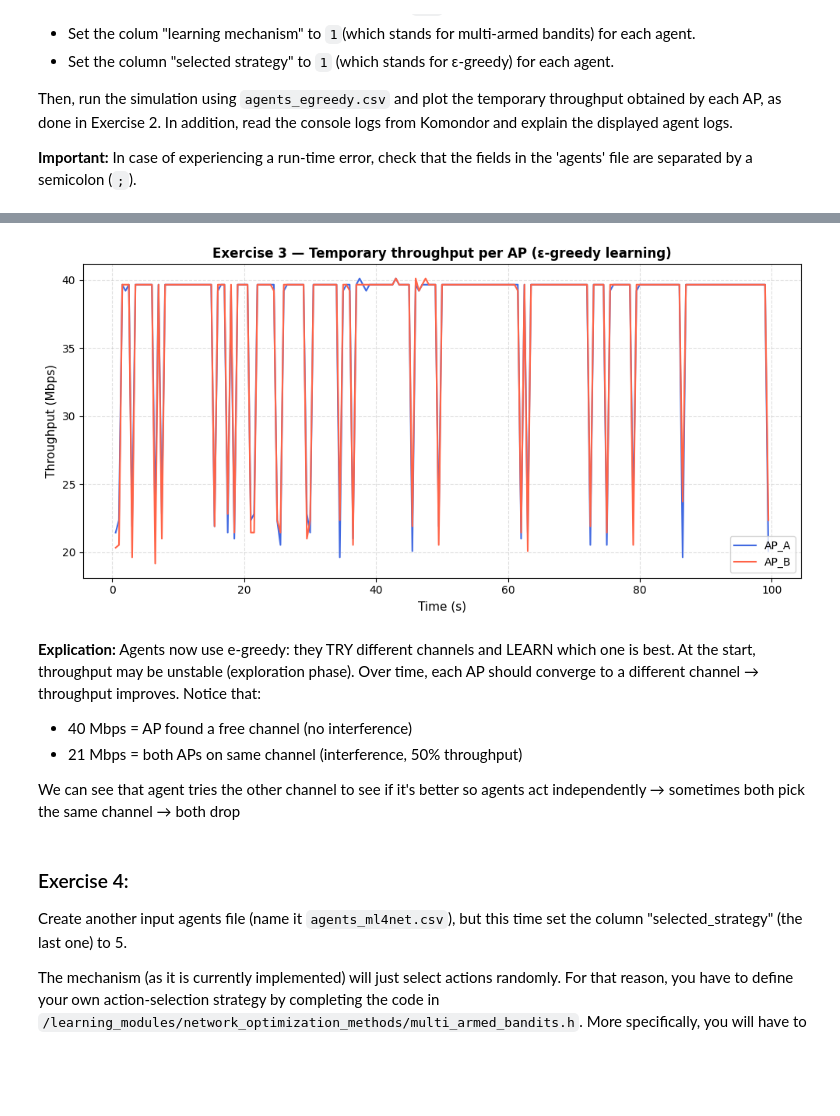
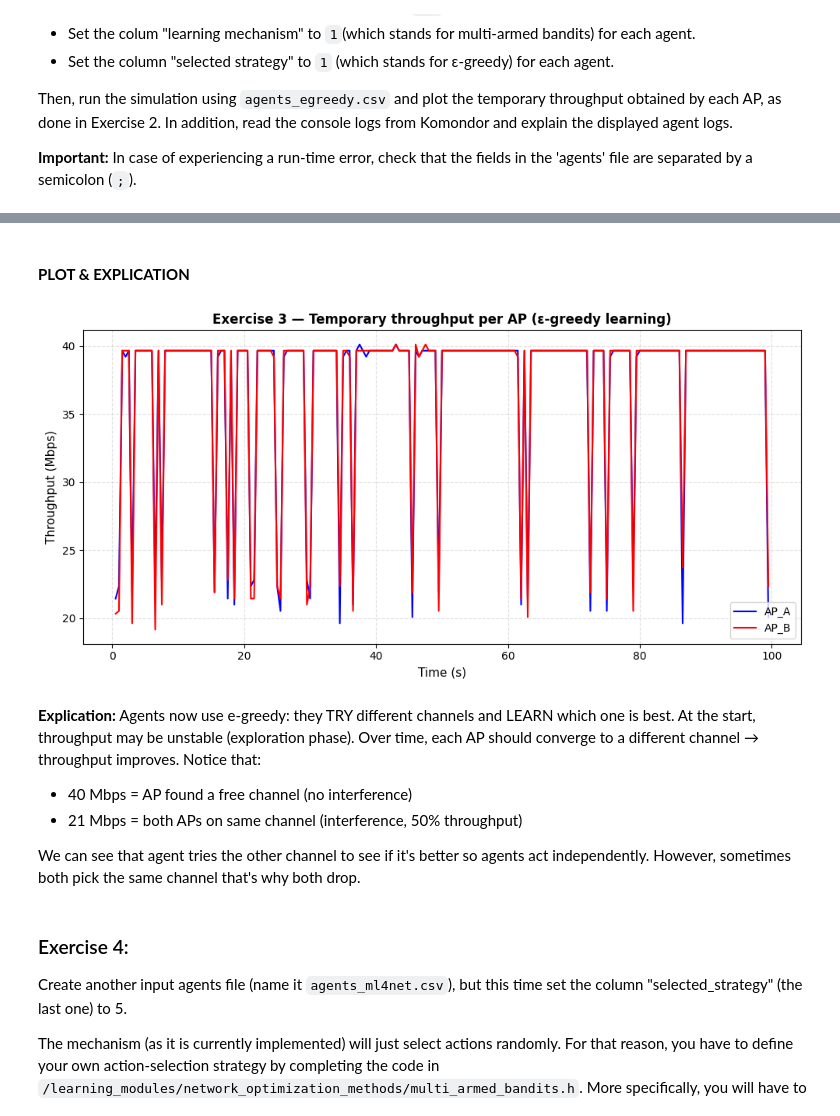
Before and after one commit to alexrogermoya/AAX_Projects, a Jupyter notebook: AAX_Labs/AAX_Lab1/AAX_Lab1.ipynb, the cells around one changed output, grey strips where cells are left out. Cells and saved outputs as stored; diff of their text form; code cells hidden in the pictures; blank space fills up the shorter version.

```diff
--- a/AAX_Labs/AAX_Lab1/AAX_Lab1.ipynb
+++ b/AAX_Labs/AAX_Lab1/AAX_Lab1.ipynb
@@ -363,0 +340,6 @@ Then, run the simulation using `agents_egreedy.csv` and plot the temporary throu
+# %%
+#CREATE agents_egreedy.csv ──────────────────────────────────────
+with open(f'{mypath}/input/agents_egreedy.csv', 'w') as f:
+    f.write("Wlan code;centralized;time between requests (seconds);actions channels;actions cca (dBm);actions tx power (dBm);max_bw;reward;learning mechanism;selected_strategy\n")
+    f.write("A;0;0.5;0,1;-82;15;1;2;1;1\n")
+    f.write("B;0;0.5;0,1;-82;15;1;2;1;1\n")
@@ -364,44 +382,35 @@ Then, run the simulation using `agents_egreedy.csv` and plot the temporary throu
+# %% [markdown]
+#### **PLOT & EXPLICATION**
 # %%
 # Agent should learn so increasing performance
-def parse_agent_log(filepath):
-    #extract time and throughput from Komondor agent log file
-    times, throughputs = [], []
-    with open(filepath, 'r') as f:
-        for line in f:
-            match = re.search(r'^([\d.]+);.*Average throughput = ([\d.]+) Mbps', line)
-            if match:
-                times.append(float(match.group(1)))
-                throughputs.append(float(match.group(2)))
-    return times, throughputs
-
-# Agent log files will be named with the new simulation code AAX-LAB1-EGREEDY
+#NOTICE THAT: No need to redefine finction "def parse_agent_log(filepath)" as we will rewrite the outputs files used before
 times_A, thr_A = parse_agent_log(f'{mypath}/output/logs_output_AAX-LAB1-AGENTS_A0_A.txt')
 times_B, thr_B = parse_agent_log(f'{mypath}/output/logs_output_AAX-LAB1-AGENTS_A1_B.txt')
 
 # PLOT ──────────────────────────────────────────────────────────────────
 fig, ax = plt.subplots(figsize=(10, 5))
 
-ax.plot(times_A, thr_A, color='royalblue', linewidth=1.5, label='AP_A')
-ax.plot(times_B, thr_B, color='tomato',    linewidth=1.5, label='AP_B')
+ax.plot(times_A, thr_A, color='blue', linewidth=1.5, label='AP_A')
+ax.plot(times_B, thr_B, color='red',    linewidth=1.5, label='AP_B')
 
 ax.set_xlabel('Time (s)', fontsize=11)
 ax.set_ylabel('Throughput (Mbps)', fontsize=11)
 ax.set_title('Exercise 3 — Temporary throughput per AP (ε-greedy learning)',
              fontsize=12, fontweight='bold')
 ax.legend(fontsize=10)
 ax.grid(True, linestyle='--', alpha=0.4)
 plt.tight_layout()
 plt.savefig(f'{mypath}/output/exercise3_throughput.png', dpi=150)
 plt.show()
 # %% [output]
-[figure, old version]
+[figure, new version]
 # %% [markdown]
 **Explication:** Agents now use e-greedy: they TRY different channels and LEARN which one is best. At the start, throughput may be unstable (exploration phase). Over time, each AP should converge to a different channel → throughput improves.
 Notice that:
   - 40 Mbps = AP found a free channel (no interference)
   - 21 Mbps = both APs on same channel (interference, 50% throughput)
 
-We can see that agent tries the other channel to see if it's better so agents act independently → sometimes both pick the same channel → both drop
+We can see that agent tries the other channel to see if it's better so agents act independently. However, sometimes both pick the same channel that's why both drop.
 # %% [markdown]
 ### Exercise 4:
 Create another input agents file (name it `agents_ml4net.csv`), but this time set the column "selected_strategy" (the last one) to 5.
```
Also changed, not shown: parts of 29 cells of this notebook, 1 other file.
